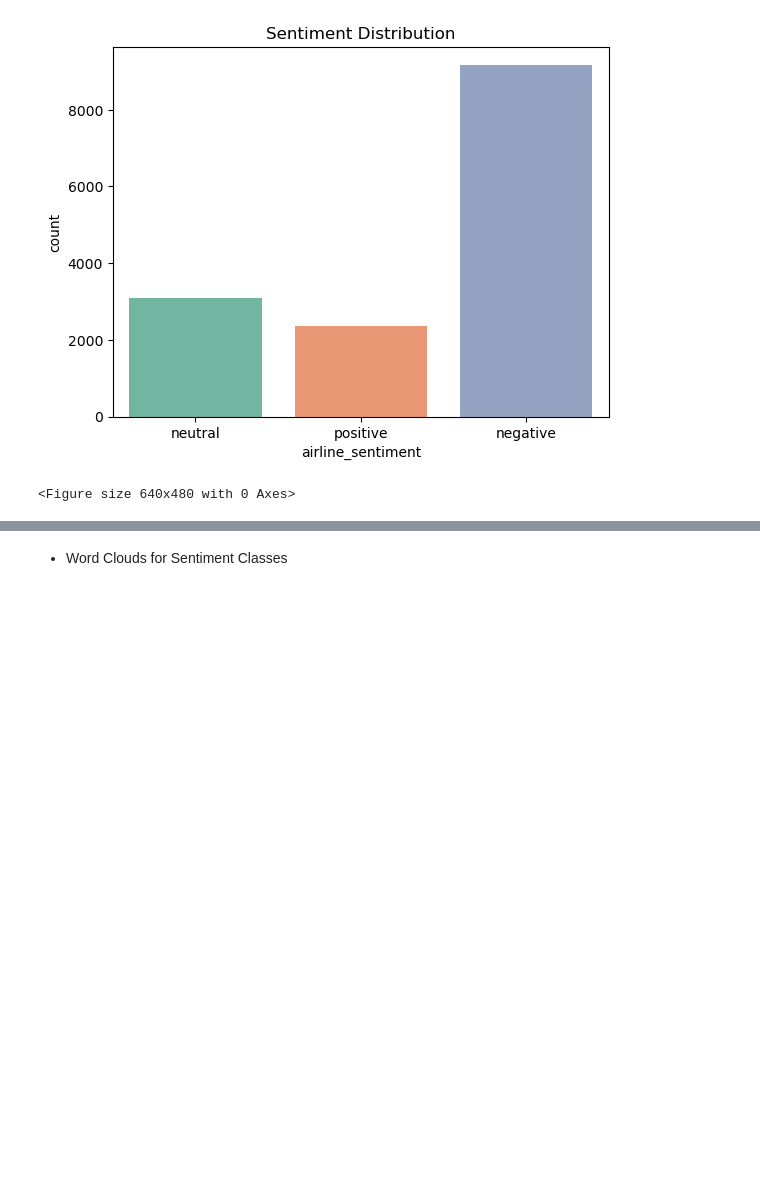
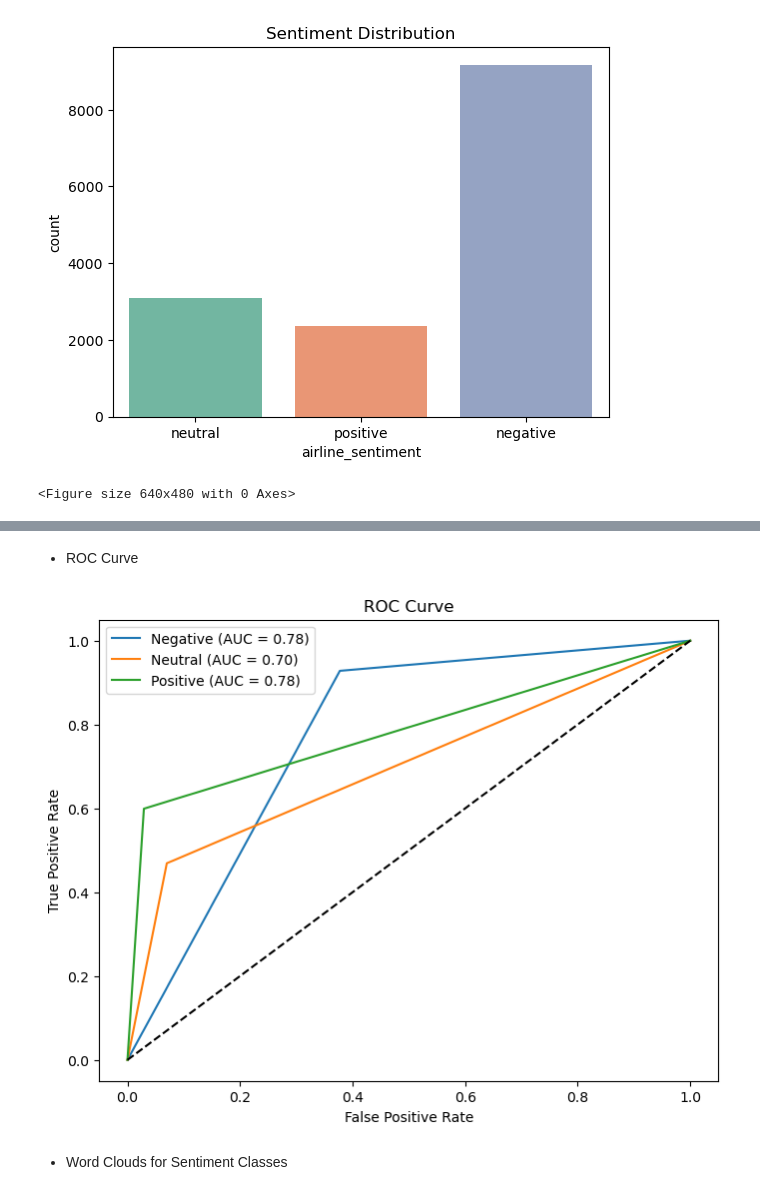
Before and after one commit to Okwy009/Brainwave_matrix_intern_sentiment_analysis, a Jupyter notebook: twitter_api.ipynb, the cells around one changed output, grey strips where cells are left out. Cells and saved outputs as stored; diff of their text form; code cells hidden in the pictures; blank space fills up the shorter version.

```diff
--- a/twitter_api.ipynb
+++ b/twitter_api.ipynb
@@ -38,0 +53,2 @@ dtype: int64
+# %%
+df['text'].fillna("", inplace=True)
@@ -158,3 +177,20 @@ Passing `palette` without assigning `hue` is deprecated and will be removed in v
+# %% [markdown]
+- ROC Curve
+# %%
+y_test_bin = label_binarize(y_test, classes=[-1, 0, 1])
+y_pred_bin = label_binarize(y_pred, classes=[-1, 0, 1])
+plt.figure(figsize=(8, 6))
+for i, label in enumerate(['Negative', 'Neutral', 'Positive']):
+    fpr, tpr, _ = roc_curve(y_test_bin[:, i], y_pred_bin[:, i])
+    plt.plot(fpr, tpr, label=f'{label} (AUC = {auc(fpr, tpr):.2f})')
+plt.plot([0, 1], [0, 1], 'k--')
+plt.title('ROC Curve')
+plt.xlabel('False Positive Rate')
+plt.ylabel('True Positive Rate')
+plt.legend()
+plt.savefig('images/ROC_Curve.png', dpi=300, bbox_inches='tight')
+# %% [output]
+[figure, added]
 # %% [markdown]
 - Word Clouds for Sentiment Classes
 # %%
```
Also changed, not shown: parts of 27 cells of this notebook.
